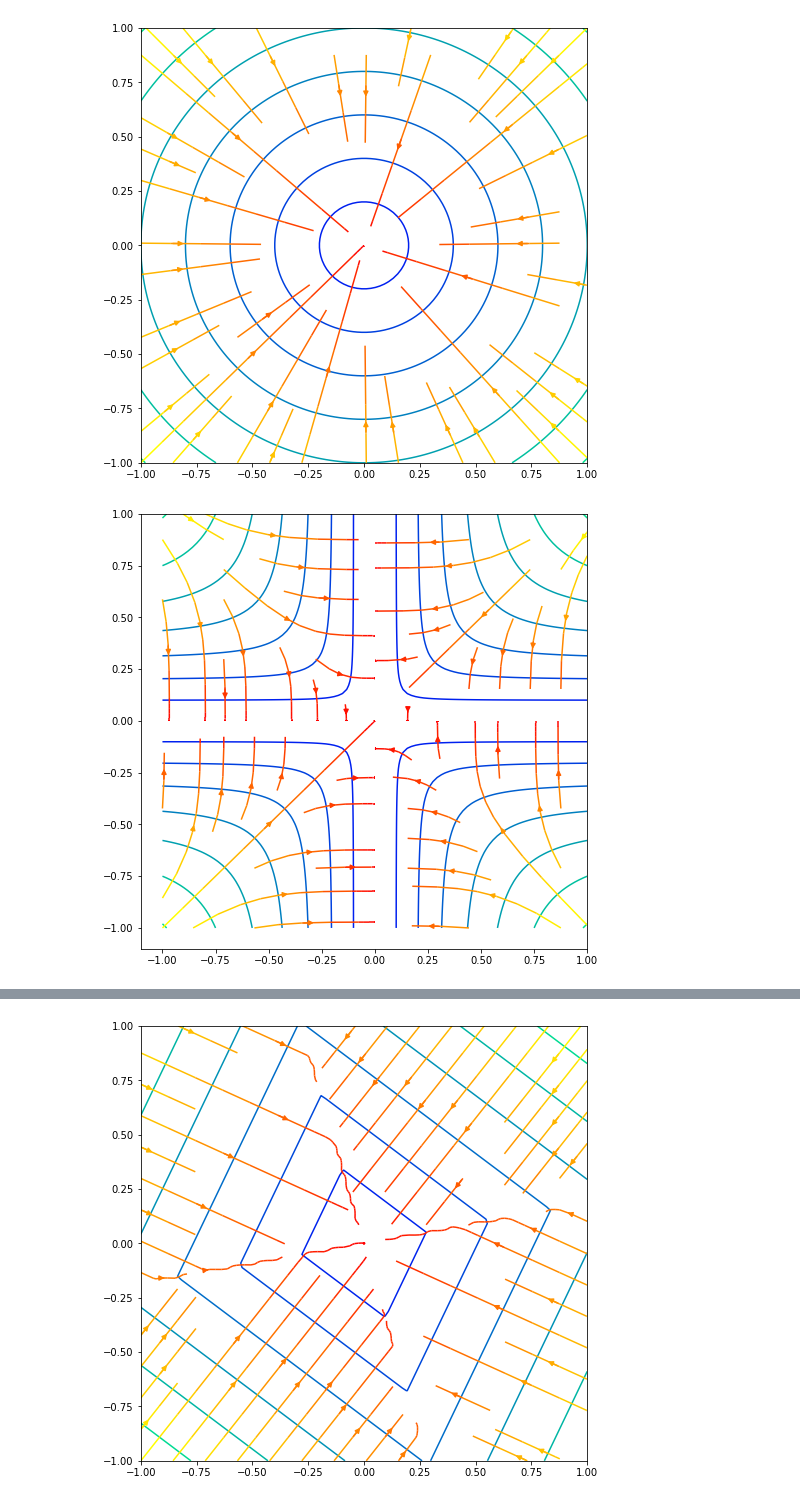
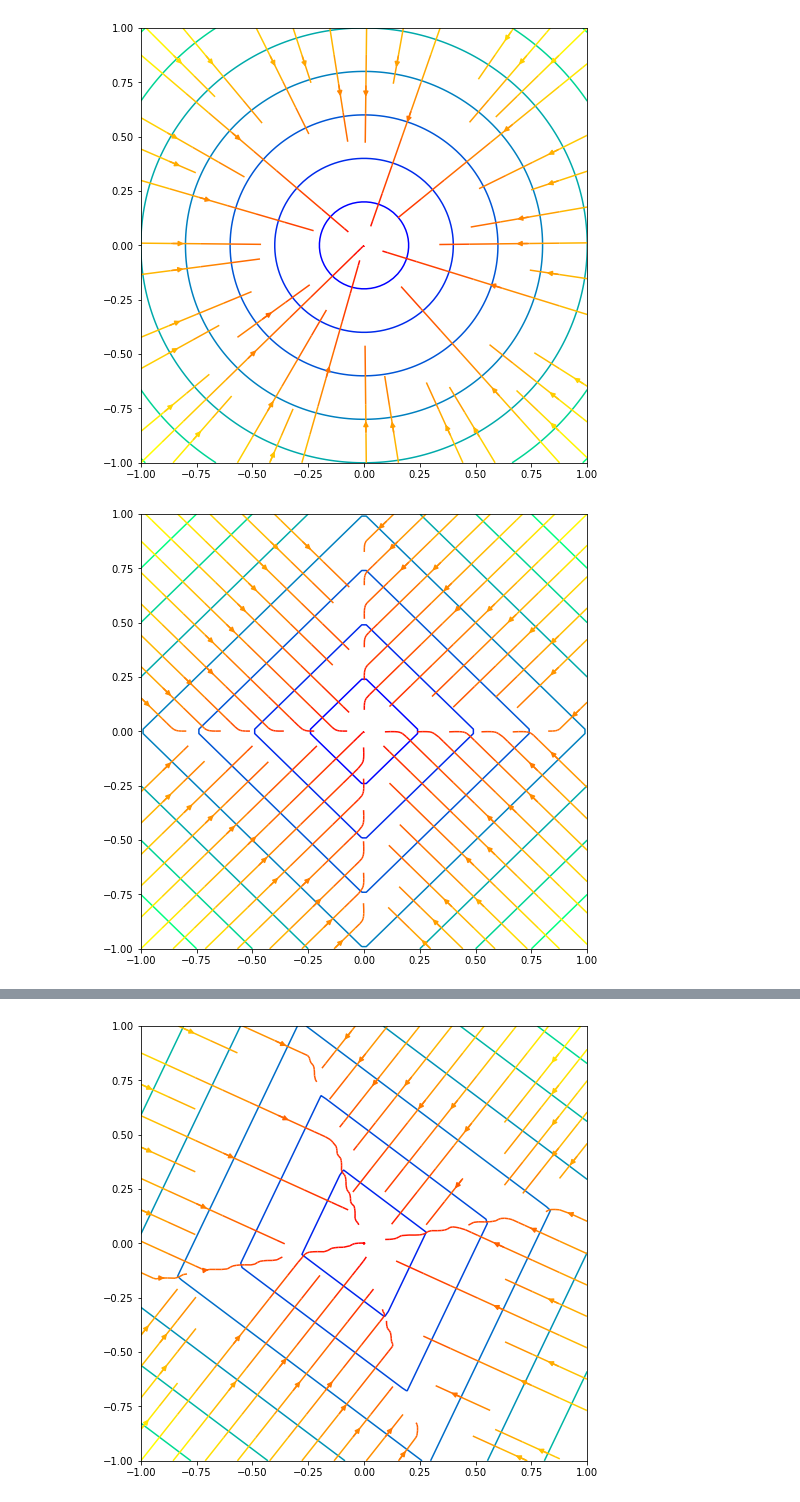
Before and after one commit to act65/masters-thesis, a Jupyter notebook: sprints/disentangle/geometry.ipynb, the cells around one changed output, grey strips where cells are left out. Saved outputs shown, nothing was run; the diff lists cells and outputs as text; code cells hidden in the pictures.

```diff
--- a/sprints/disentangle/geometry.ipynb
+++ b/sprints/disentangle/geometry.ipynb
@@ -11,8 +11,11 @@ x = tf.reshape(X, [-1])
 y = tf.reshape(Y, [-1])
 z = tf.stack([x, y],axis=1)
 # %%
+def abs_val(x):
+    return tf.square(x)**0.5
+
 def l_p(x, p):
-    return tf.reduce_sum(x**float(p), axis=1)**(1.0/float(p))
+    return tf.reduce_sum(abs_val(x)**float(p), axis=1)**(1.0/float(p))
 # %%
 def calc(z, loss):
     with tf.GradientTape() as tape:
@@ -32,9 +35,9 @@ def plotter(X, Y, l, dldz):
 l, dldz = calc(z, lambda x: l_p(x, 2))
 plotter(X, Y, l, dldz)
 # %% [output]
-[figure, old version]
+[figure, new version]
 # %%
-l, dldz = calc(z, lambda x: l_p(x, -2))
+l, dldz = calc(z, lambda x: l_p(x, 1))
 plotter(X, Y, l, dldz)
 # %% [output]
-[figure, old version]
+[figure, new version]
```
Also changed, not shown: parts of 5 cells of this notebook, 12 other files.
